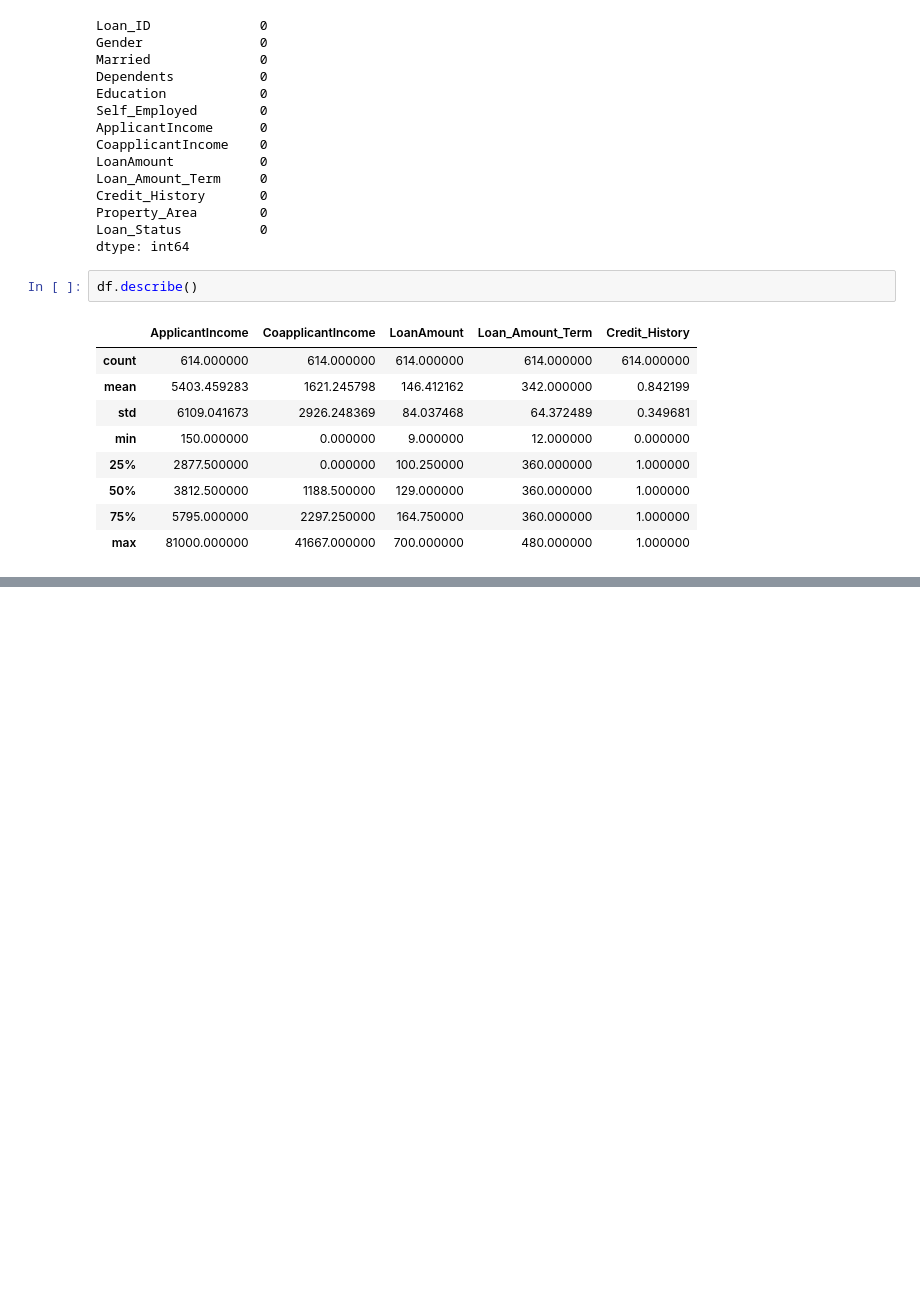
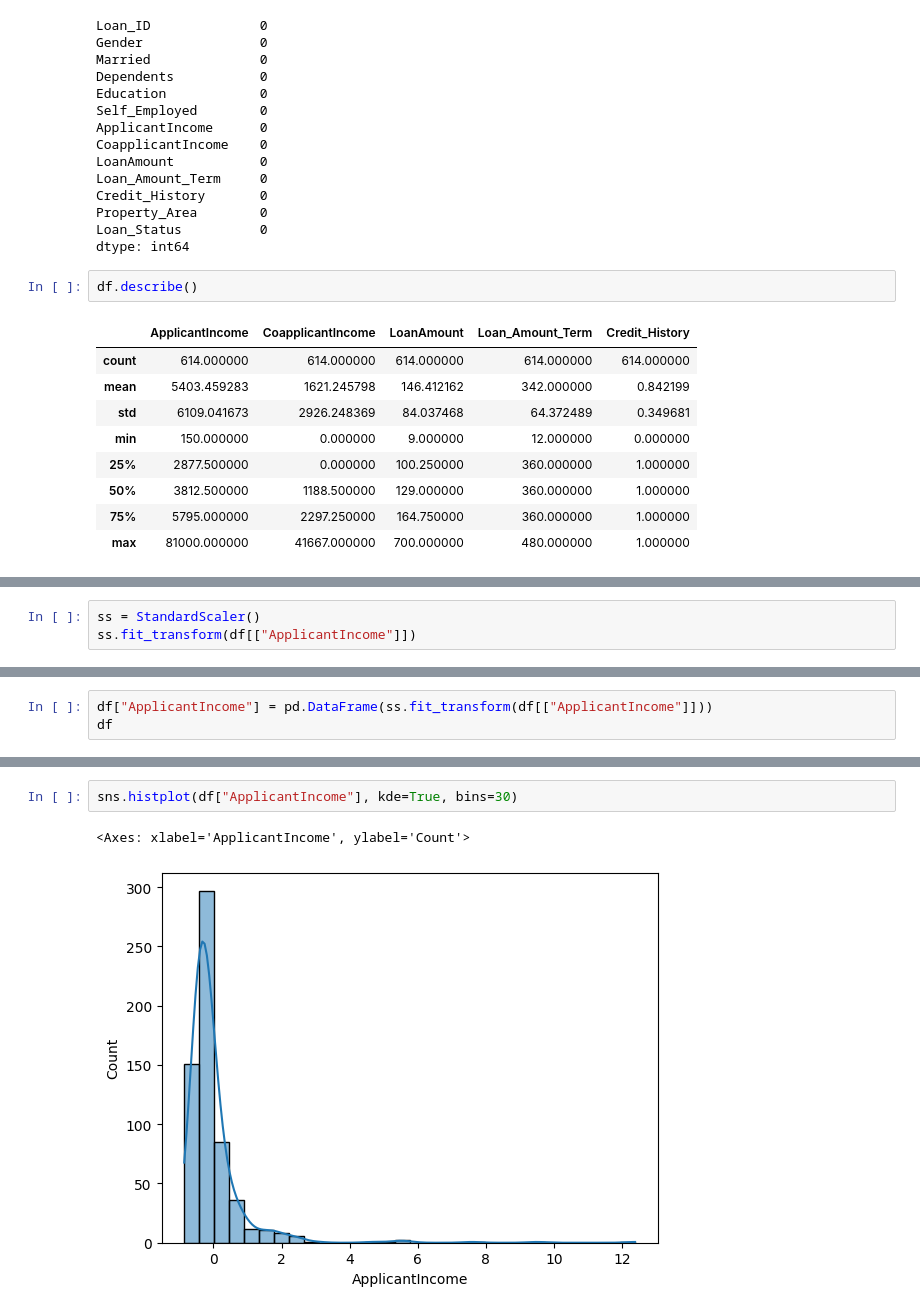
Before and after one commit to mdashik123456/ML, a Jupyter notebook: feature_scaling_standardization.ipynb, the cells around one changed output, grey strips where cells are left out. Cells and saved outputs as stored; diff of their text form; blank space fills up the shorter version.

```diff
--- a/feature_scaling_standardization.ipynb
+++ b/feature_scaling_standardization.ipynb
@@ -87,0 +88,3 @@ plt.show()
+# %%
+ss = StandardScaler()
+ss.fit_transform(df[["ApplicantIncome"]])
@@ -87,0 +109,3 @@ plt.show()
+# %%
+df["ApplicantIncome"] = pd.DataFrame(ss.fit_transform(df[["ApplicantIncome"]]))
+df
@@ -87,0 +138,5 @@ plt.show()
+# %%
+sns.histplot(df["ApplicantIncome"], kde=True, bins=30)
+# %% [output]
+<Axes: xlabel='ApplicantIncome', ylabel='Count'>
+[figure, added]
```
Also changed, not shown: parts of 4 cells of this notebook, 1 other file.
